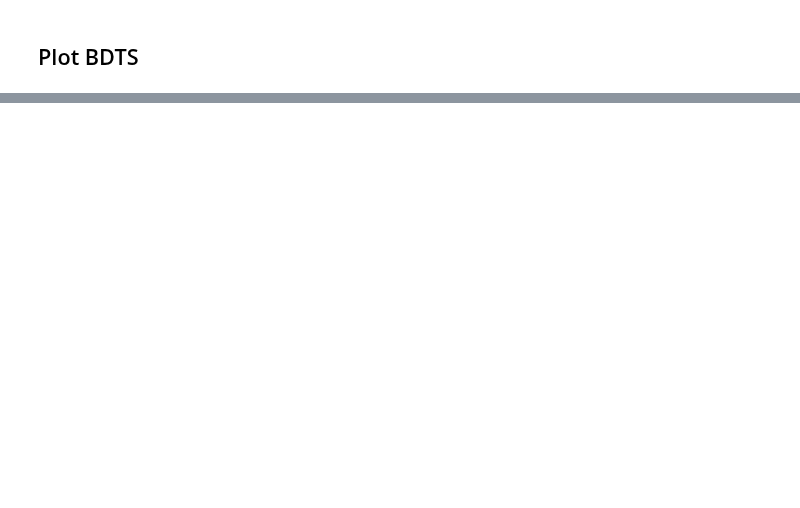
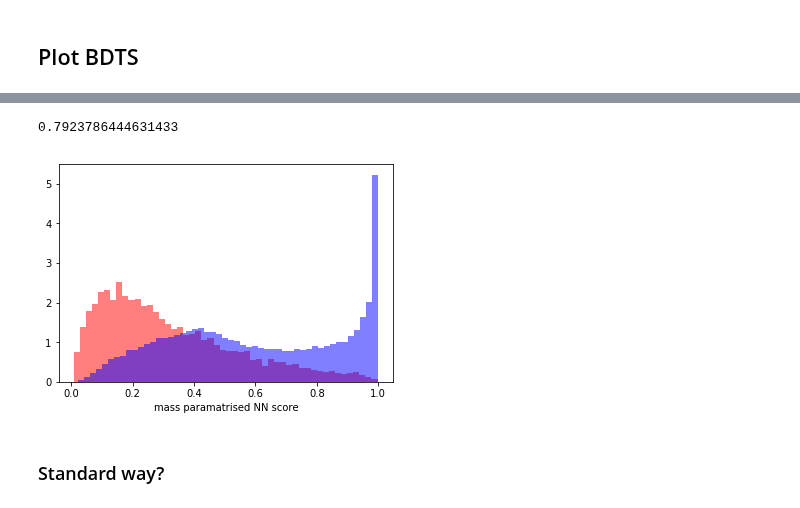
Before and after one commit to asalvadorsalas/HplusML, a Jupyter notebook: trainall/PlotAllRegions.ipynb, the cells around one changed output, grey strips where cells are left out. Drawn from its saved outputs; the diff is of its cells as text; code cells hidden in the pictures; blank space fills up the shorter version.

```diff
--- a/trainall/PlotAllRegions.ipynb
+++ b/trainall/PlotAllRegions.ipynb
@@ -156,0 +216,10 @@ plt.show()
+# %%
+mpwss=load(path+'massparameterisedNN3_'+subregion+'_'+datalabel+'_pipe.joblib')
+json_file = open(path+'massparameterisedNN3_'+subregion+'_'+datalabel+'_architecture.h5')
+loaded_model_json = json_file.read()
+json_file.close()
+nnmpmodel = model_from_json(loaded_model_json)
+nnmpmodel.load_weights(path+'massparameterisedNN3_'+subregion+'_'+datalabel+'_weights.h5')
+#df_mc=pd.read_hdf('pandas_'+region+'.h5', region)
+df_mc=pd.read_hdf('pandas_INC_5j3b.h5', "INC_5j3b")
+htf=HpTrainingFrame.HpTrainingFrame(df_mc)
@@ -156,0 +288,15 @@ plt.show()
+# %%
+import matplotlib.pyplot as plt
+bins = 50
+y_train_pred = nnmpmodel.predict(X_tr).ravel()
+roc_auc_nn=1.-roc_auc_score(y_tr, nnmpmodel.predict(X_tr), sample_weight=w_tr)
+print (roc_auc_nn)
+plt.hist(y_train_pred[y_tr>0.5].ravel(),alpha=0.5,color='r',bins=bins, density=True)
+plt.hist(y_train_pred[y_tr<0.5].ravel(),alpha=0.5,color='b',bins=bins, density=True)
+plt.xlabel("mass paramatrised NN score")
+plt.show()
+# %% [output]
+0.7923786444631433
+[figure, added]
+# %% [markdown]
+### Standard way?
```
Also changed, not shown: parts of 15 cells of this notebook, 54 other files.
